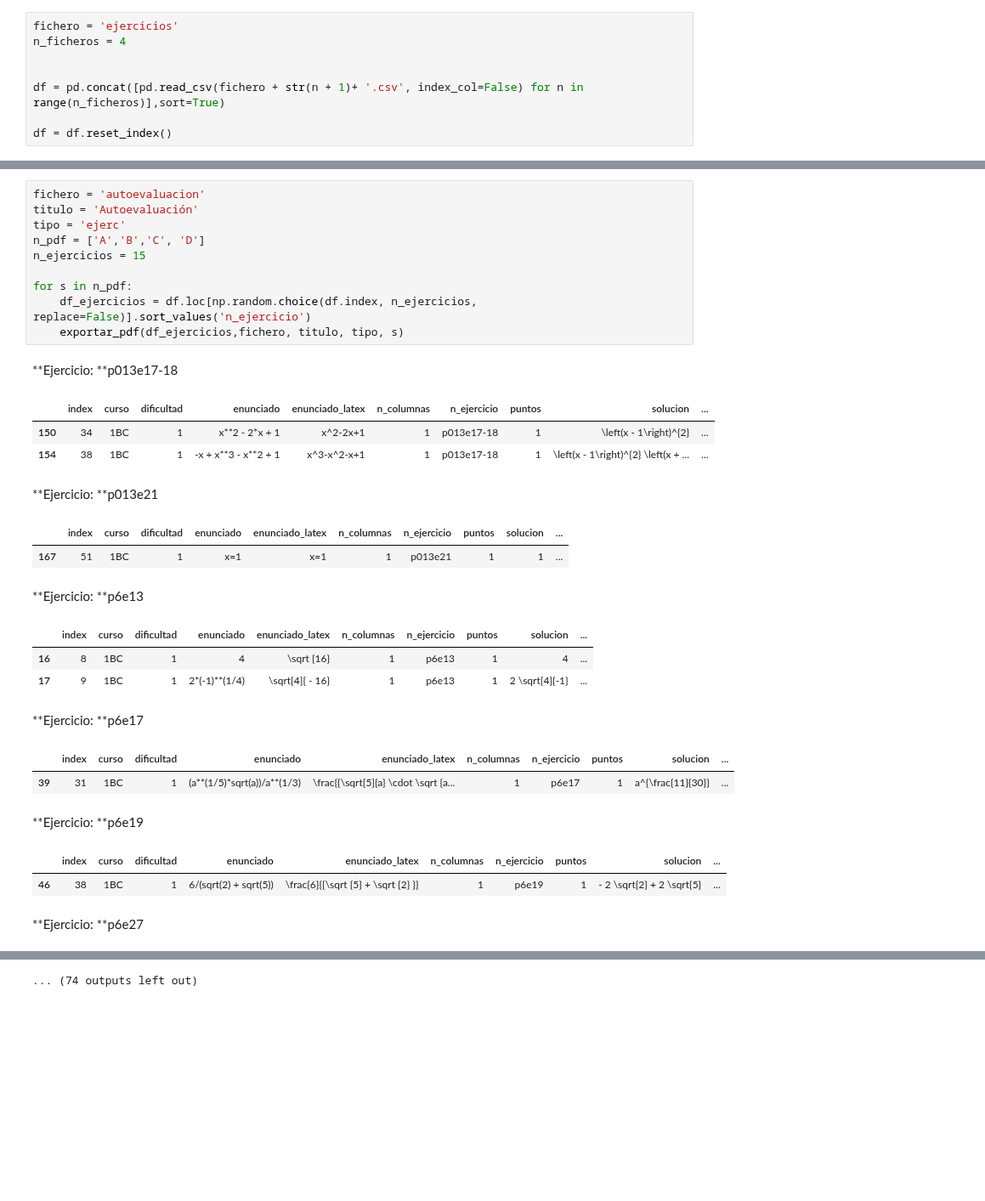
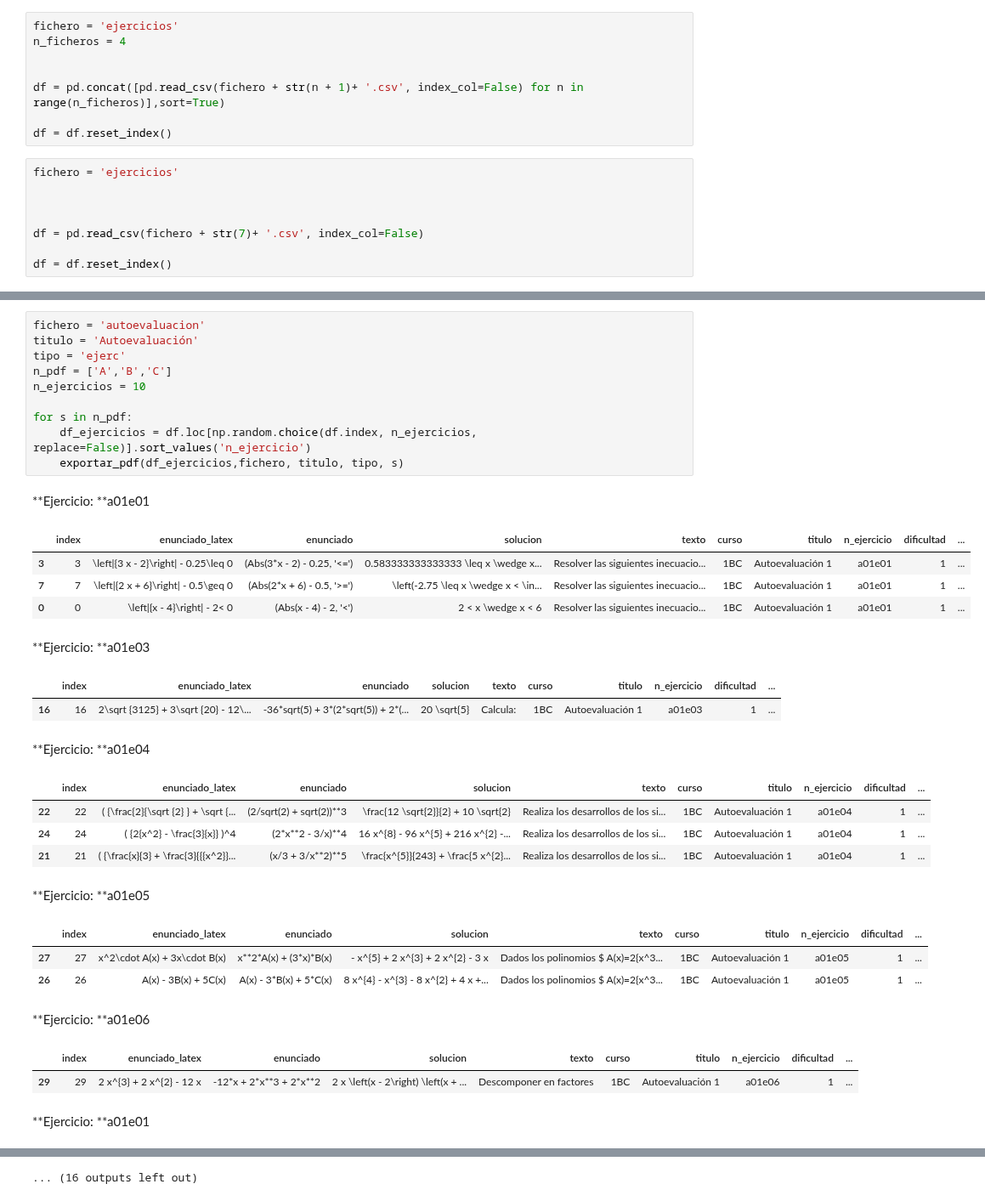
Before and after one commit to crdguez/mat1bac_cit, a Jupyter notebook: notebooks/explotacion_ejercicios.ipynb, the cells around one changed output, grey strips where cells are left out. Shown at 85% size. Cells and saved outputs as stored; diff of their text form; blank space fills up the shorter version.

```diff
--- a/notebooks/explotacion_ejercicios.ipynb
+++ b/notebooks/explotacion_ejercicios.ipynb
@@ -12,6 +12,14 @@ n_ficheros = 4
 df = pd.concat([pd.read_csv(fichero + str(n + 1)+ '.csv', index_col=False) for n in range(n_ficheros)],sort=True)
 
 df = df.reset_index()
+# %%
+fichero = 'ejercicios'
+
+
+
+df = pd.read_csv(fichero + str(7)+ '.csv', index_col=False)
+
+df = df.reset_index()
 # %%
 df
 # %% [output]
@@ -36,29 +43,32 @@ df
 # %%
 fichero = 'autoevaluacion'
 titulo = 'Autoevaluación'
 tipo = 'ejerc'
-n_pdf = ['A','B','C', 'D']
-n_ejercicios = 15
+n_pdf = ['A','B','C']
+n_ejercicios = 10
 
 for s in n_pdf:
     df_ejercicios = df.loc[np.random.choice(df.index, n_ejercicios, replace=False)].sort_values('n_ejercicio')
     exportar_pdf(df_ejercicios,fichero, titulo, tipo, s)
 # %% [output]
-**Ejercicio: **p013e17-18
+**Ejercicio: **a01e01
-|  | index | curso | dificultad | enunciado | enunciado_latex | n_columnas | n_ejercicio | puntos | solucion | ... |
-| 150 | 34 | 1BC | 1 | x**2 - 2*x + 1 | x^2-2x+1 | 1 | p013e17-18 | 1 | \left(x - 1\right)^{2} | ... |
-| 154 | 38 | 1BC | 1 | -x + x**3 - x**2 + 1 | x^3-x^2-x+1 | 1 | p013e17-18 | 1 | \left(x - 1\right)^{2} \left(x + ... | ... |
+|  | index | enunciado_latex | enunciado | solucion | texto | curso | titulo | n_ejercicio | dificultad | ... |
+| 3 | 3 | \left|{3 x - 2}\right| - 0.25\leq 0 | (Abs(3*x - 2) - 0.25, '<=') | 0.583333333333333 \leq x \wedge x... | Resolver las siguientes inecuacio... | 1BC | Autoevaluación 1 | a01e01 | 1 | ... |
+| 7 | 7 | \left|{2 x + 6}\right| - 0.5\geq 0 | (Abs(2*x + 6) - 0.5, '>=') | \left(-2.75 \leq x \wedge x < \in... | Resolver las siguientes inecuacio... | 1BC | Autoevaluación 1 | a01e01 | 1 | ... |
+| 0 | 0 | \left|{x - 4}\right| - 2< 0 | (Abs(x - 4) - 2, '<') | 2 < x \wedge x < 6 | Resolver las siguientes inecuacio... | 1BC | Autoevaluación 1 | a01e01 | 1 | ... |
-**Ejercicio: **p013e21
+**Ejercicio: **a01e03
-|  | index | curso | dificultad | enunciado | enunciado_latex | n_columnas | n_ejercicio | puntos | solucion | ... |
-| 167 | 51 | 1BC | 1 | x=1 | x=1 | 1 | p013e21 | 1 | 1 | ... |
+|  | index | enunciado_latex | enunciado | solucion | texto | curso | titulo | n_ejercicio | dificultad | ... |
+| 16 | 16 | 2\sqrt {3125} + 3\sqrt {20} - 12\... | -36*sqrt(5) + 3*(2*sqrt(5)) + 2*(... | 20 \sqrt{5} | Calcula: | 1BC | Autoevaluación 1 | a01e03 | 1 | ... |
-**Ejercicio: **p6e13
+**Ejercicio: **a01e04
-|  | index | curso | dificultad | enunciado | enunciado_latex | n_columnas | n_ejercicio | puntos | solucion | ... |
-| 16 | 8 | 1BC | 1 | 4 | \sqrt {16} | 1 | p6e13 | 1 | 4 | ... |
-| 17 | 9 | 1BC | 1 | 2*(-1)**(1/4) | \sqrt[4]{ - 16} | 1 | p6e13 | 1 | 2 \sqrt[4]{-1} | ... |
+|  | index | enunciado_latex | enunciado | solucion | texto | curso | titulo | n_ejercicio | dificultad | ... |
+| 22 | 22 | ( {\frac{2}{\sqrt {2} } + \sqrt {... | (2/sqrt(2) + sqrt(2))**3 | \frac{12 \sqrt{2}}{2} + 10 \sqrt{2} | Realiza los desarrollos de los si... | 1BC | Autoevaluación 1 | a01e04 | 1 | ... |
+| 24 | 24 | ( {2{x^2} - \frac{3}{x}} )^4 | (2*x**2 - 3/x)**4 | 16 x^{8} - 96 x^{5} + 216 x^{2} -... | Realiza los desarrollos de los si... | 1BC | Autoevaluación 1 | a01e04 | 1 | ... |
+| 21 | 21 | ( {\frac{x}{3} + \frac{3}{{{x^2}}... | (x/3 + 3/x**2)**5 | \frac{x^{5}}{243} + \frac{5 x^{2}... | Realiza los desarrollos de los si... | 1BC | Autoevaluación 1 | a01e04 | 1 | ... |
-**Ejercicio: **p6e17
+**Ejercicio: **a01e05
-|  | index | curso | dificultad | enunciado | enunciado_latex | n_columnas | n_ejercicio | puntos | solucion | ... |
-| 39 | 31 | 1BC | 1 | (a**(1/5)*sqrt(a))/a**(1/3) | \frac{{\sqrt[5]{a} \cdot \sqrt {a... | 1 | p6e17 | 1 | a^{\frac{11}{30}} | ... |
+|  | index | enunciado_latex | enunciado | solucion | texto | curso | titulo | n_ejercicio | dificultad | ... |
+| 27 | 27 | x^2\cdot A(x) + 3x\cdot B(x) | x**2*A(x) + (3*x)*B(x) | - x^{5} + 2 x^{3} + 2 x^{2} - 3 x | Dados los polinomios $ A(x)=2{x^3... | 1BC | Autoevaluación 1 | a01e05 | 1 | ... |
+| 26 | 26 | A(x) - 3B(x) + 5C(x) | A(x) - 3*B(x) + 5*C(x) | 8 x^{4} - x^{3} - 8 x^{2} + 4 x +... | Dados los polinomios $ A(x)=2{x^3... | 1BC | Autoevaluación 1 | a01e05 | 1 | ... |
-**Ejercicio: **p6e19
+**Ejercicio: **a01e06
-|  | index | curso | dificultad | enunciado | enunciado_latex | n_columnas | n_ejercicio | puntos | solucion | ... |
-| 46 | 38 | 1BC | 1 | 6/(sqrt(2) + sqrt(5)) | \frac{6}{{\sqrt {5} + \sqrt {2} }} | 1 | p6e19 | 1 | - 2 \sqrt{2} + 2 \sqrt{5} | ... |
+|  | index | enunciado_latex | enunciado | solucion | texto | curso | titulo | n_ejercicio | dificultad | ... |
+| 29 | 29 | 2 x^{3} + 2 x^{2} - 12 x | -12*x + 2*x**3 + 2*x**2 | 2 x \left(x - 2\right) \left(x + ... | Descomponer en factores | 1BC | Autoevaluación 1 | a01e06 | 1 | ... |
-**Ejercicio: **p6e27
+**Ejercicio: **a01e01
@@ -67 +77 @@ for s in n_pdf:
-... (74 outputs left out)
+... (16 outputs left out)
```
Also changed, not shown: parts of 3 cells of this notebook, 10 other files.
